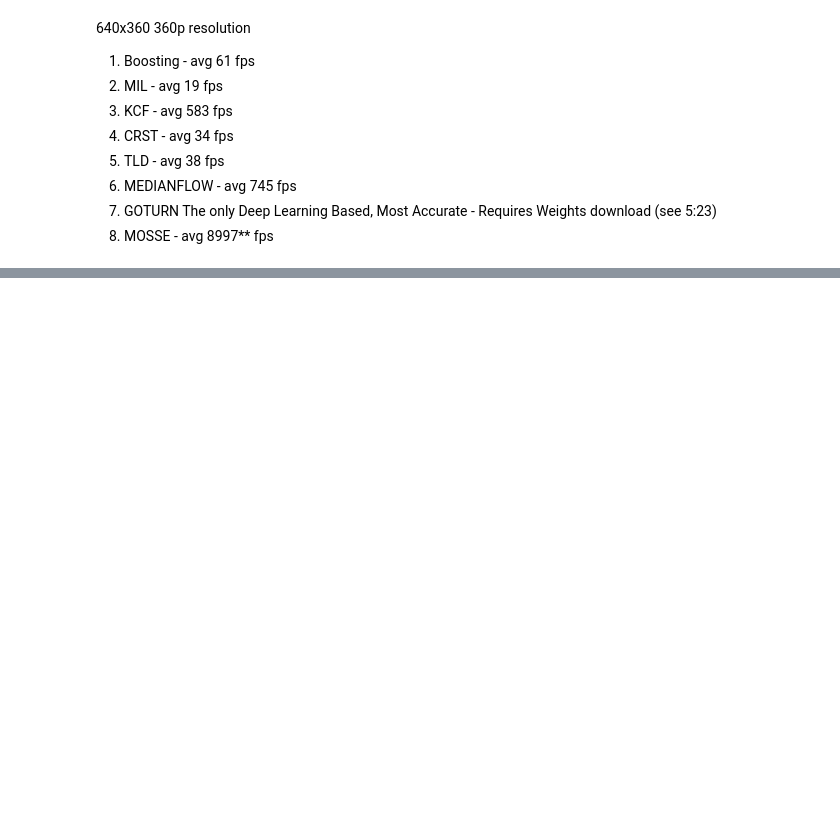
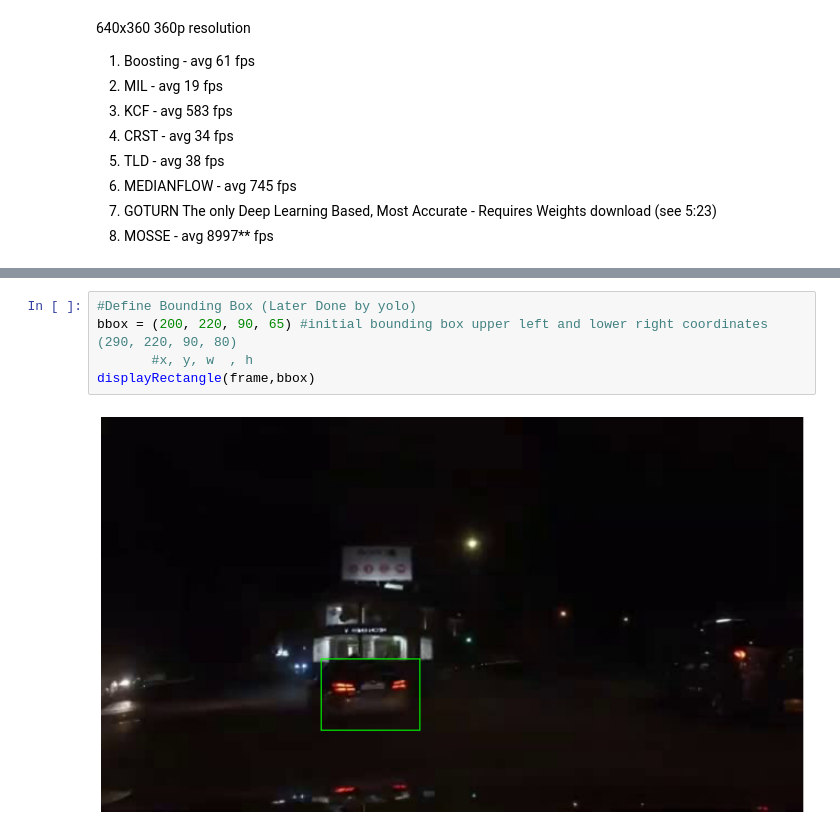
Before and after one commit to SamirHossain099/ECE-3332-Microcontroller-Project-Lab, a Jupyter notebook: Instructionals/ObjectTracking/TrackingNotes.ipynb, the cells around one changed output, grey strips where cells are left out. Saved outputs shown, nothing was run; the diff lists cells and outputs as text; blank space fills up the shorter version.

```diff
--- a/Instructionals/ObjectTracking/TrackingNotes.ipynb
+++ b/Instructionals/ObjectTracking/TrackingNotes.ipynb
@@ -174,0 +309,7 @@ cv.destroyAllWindows()
+# %%
+#Define Bounding Box (Later Done by yolo)
+bbox = (200, 220, 90, 65) #initial bounding box upper left and lower right coordinates (290, 220, 90, 80)
+       #x, y, w  , h
+displayRectangle(frame,bbox)
+# %% [output]
+[figure, added]
```
Also changed, not shown: parts of 15 cells of this notebook, 13 other files.
